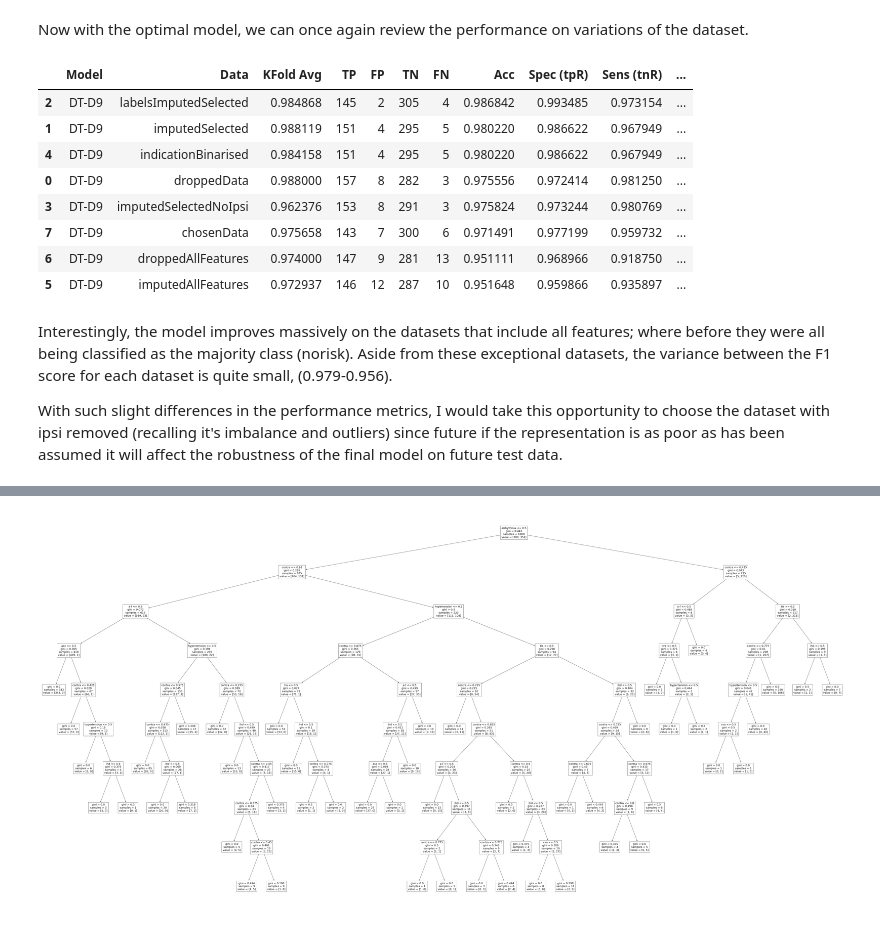
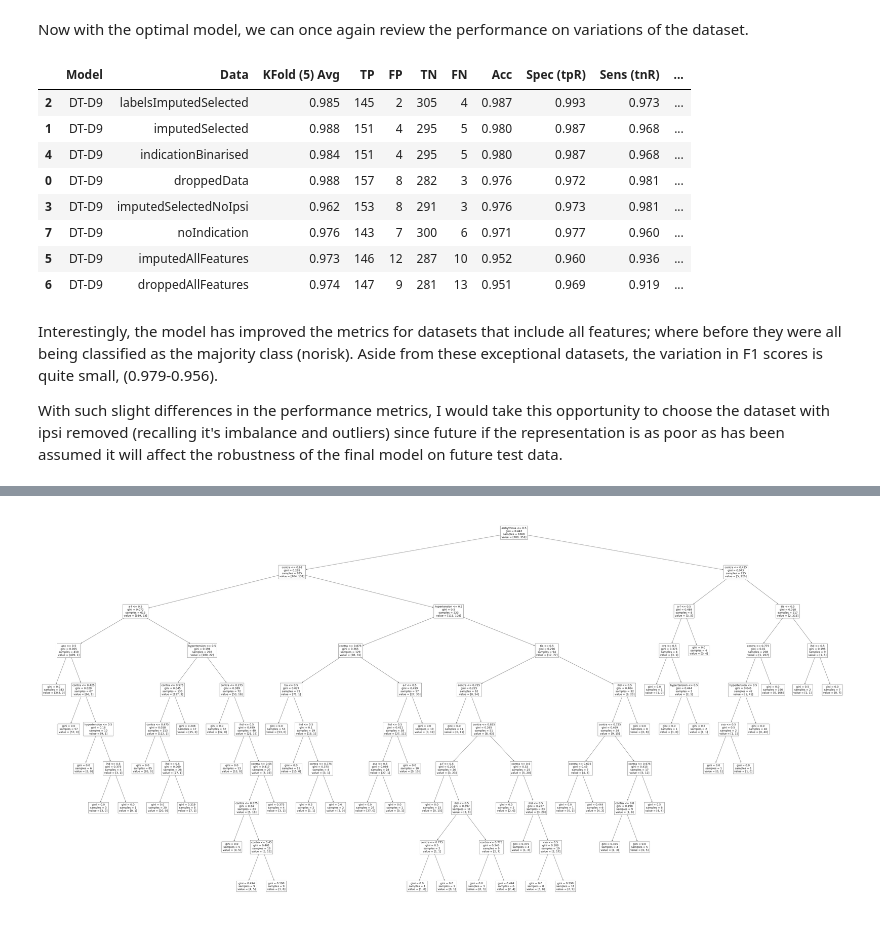
Before and after one commit to crkaz/data-mining, a Jupyter notebook: acw/ACW.ipynb, the cells around one changed output, grey strips where cells are left out. Cells and saved outputs as stored; diff of their text form; code cells hidden in the pictures.

```diff
--- a/acw/ACW.ipynb
+++ b/acw/ACW.ipynb
@@ -63,6 +63,7 @@ Define any utility functions or properties used throughout the notebook. Many of
 rawNRows = rawData.shape[0] ## Get number of rows in original dataframe.
 rawNCols = rawData.shape[1] ## Get number of columns in original dataframe.
 rawColNames = rawData.columns.values # Get column names which will often be used as an iterator.
+allResults = pd.DataFrame() # Combine all separate results for one figure.
 # %%
 ## For pretty printing.
 ##------------------------------
@@ -240,20 +241,23 @@ def TrainPred(models, dfs, kfolds=5):
             results.append({
                             'Model': modelName,
                             'Data': dfName,
-                            'KFold Avg': avg,
+                            'KFold (' + str(kfolds) + ') Avg': round(avg,3),
                             'TP': tp,
                             'FP': fp,
                             'TN': tn,
                             'FN': fn,
-                            'Acc': acc,
-                            'Spec (tpR)': spec,
-                            'Sens (tnR)': sens,
-                            'Prec': prec,
-                            'F1 Score': f1
+                            'Acc': round(acc,3),
+                            'Spec (tpR)': round(spec,3),
+                            'Sens (tnR)': round(sens,3),
+                            'Prec': round(prec,3),
+                            'F1 Score': round(f1,3),
                            })
 
     # Return the dataframe sorted by descending f1 scores.
-    return pd.DataFrame(results).sort_values("F1 Score", ascending=False)
+    results = pd.DataFrame(results).sort_values("F1 Score", ascending=False)
+    global allResults
+    allResults = allResults.append(results) # Append to global table of ALL results.
+    return results
 # %% [markdown]
 <hr>
 
@@ -2158,5 +2155,5 @@ Removing indication features reduces the number of false negatives, whilst remov
 # %%
-bestDataframe = { "chosenData": bestDataframe["noIndication"] }
+bestDataframe = { "noIndication": bestDataframe["noIndication"] }
 # %% [markdown]
 Now there's an idea about the optimal datset, experiment with different types of models to see if the baseline performance can be improved (which is already quite substantial).
 # %%
@@ -2220,22 +2217,22 @@ Now with the optimal model, we can once again review the performance on variatio
 # %%
 models = {"DT-D9": models["DT-D9"]} # Decision tree with depth 9.
 
 # Add the dataset used until now to the original collection.
-dataframes["chosenData"] = bestDataframe["chosenData"]
+dataframes["noIndication"] = bestDataframe["noIndication"]
 
 # Train the chosen model on each of the datasets.
 TrainPred(models.items(), dataframes.items(), 5)
 # %% [output]
-|  | Model | Data | KFold Avg | TP | FP | TN | FN | Acc | Spec (tpR) | Sens (tnR) | ... |
-| 2 | DT-D9 | labelsImputedSelected | 0.984868 | 145 | 2 | 305 | 4 | 0.986842 | 0.993485 | 0.973154 | ... |
-| 1 | DT-D9 | imputedSelected | 0.988119 | 151 | 4 | 295 | 5 | 0.980220 | 0.986622 | 0.967949 | ... |
-| 4 | DT-D9 | indicationBinarised | 0.984158 | 151 | 4 | 295 | 5 | 0.980220 | 0.986622 | 0.967949 | ... |
-| 0 | DT-D9 | droppedData | 0.988000 | 157 | 8 | 282 | 3 | 0.975556 | 0.972414 | 0.981250 | ... |
-| 3 | DT-D9 | imputedSelectedNoIpsi | 0.962376 | 153 | 8 | 291 | 3 | 0.975824 | 0.973244 | 0.980769 | ... |
-| 7 | DT-D9 | chosenData | 0.975658 | 143 | 7 | 300 | 6 | 0.971491 | 0.977199 | 0.959732 | ... |
-| 6 | DT-D9 | droppedAllFeatures | 0.974000 | 147 | 9 | 281 | 13 | 0.951111 | 0.968966 | 0.918750 | ... |
-| 5 | DT-D9 | imputedAllFeatures | 0.972937 | 146 | 12 | 287 | 10 | 0.951648 | 0.959866 | 0.935897 | ... |
+|  | Model | Data | KFold (5) Avg | TP | FP | TN | FN | Acc | Spec (tpR) | Sens (tnR) | ... |
+| 2 | DT-D9 | labelsImputedSelected | 0.985 | 145 | 2 | 305 | 4 | 0.987 | 0.993 | 0.973 | ... |
+| 1 | DT-D9 | imputedSelected | 0.988 | 151 | 4 | 295 | 5 | 0.980 | 0.987 | 0.968 | ... |
+| 4 | DT-D9 | indicationBinarised | 0.984 | 151 | 4 | 295 | 5 | 0.980 | 0.987 | 0.968 | ... |
+| 0 | DT-D9 | droppedData | 0.988 | 157 | 8 | 282 | 3 | 0.976 | 0.972 | 0.981 | ... |
+| 3 | DT-D9 | imputedSelectedNoIpsi | 0.962 | 153 | 8 | 291 | 3 | 0.976 | 0.973 | 0.981 | ... |
+| 7 | DT-D9 | noIndication | 0.976 | 143 | 7 | 300 | 6 | 0.971 | 0.977 | 0.960 | ... |
+| 5 | DT-D9 | imputedAllFeatures | 0.973 | 146 | 12 | 287 | 10 | 0.952 | 0.960 | 0.936 | ... |
+| 6 | DT-D9 | droppedAllFeatures | 0.974 | 147 | 9 | 281 | 13 | 0.951 | 0.969 | 0.919 | ... |
 # %% [markdown]
-Interestingly, the model improves massively on the datasets that include all features; where before they were all being classified as the majority class (norisk). Aside from these exceptional datasets, the variance between the F1 score for each dataset is quite small, (0.979-0.956).
+Interestingly, the model has improved the metrics for datasets that include all features; where before they were all being classified as the majority class (norisk). Aside from these exceptional datasets, the variation in F1 scores is quite small, (0.979-0.956).
 
 With such slight differences in the performance metrics, I would take this opportunity to choose the dataset with ipsi removed (recalling it's imbalance and outliers) since future if the representation is as poor as has been assumed it will affect the robustness of the final model on future test data.
```
Also changed, not shown: parts of 24 cells of this notebook, 13 other files.
